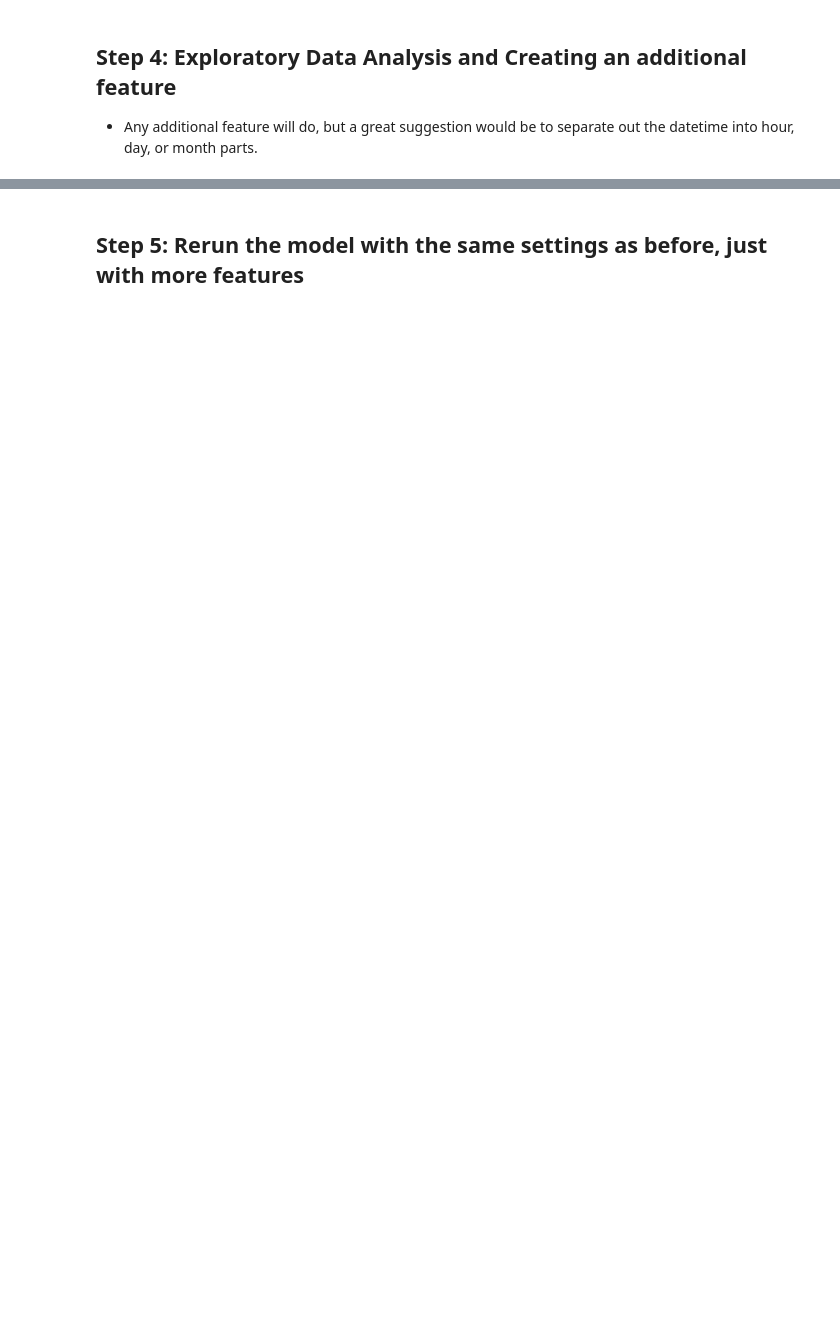
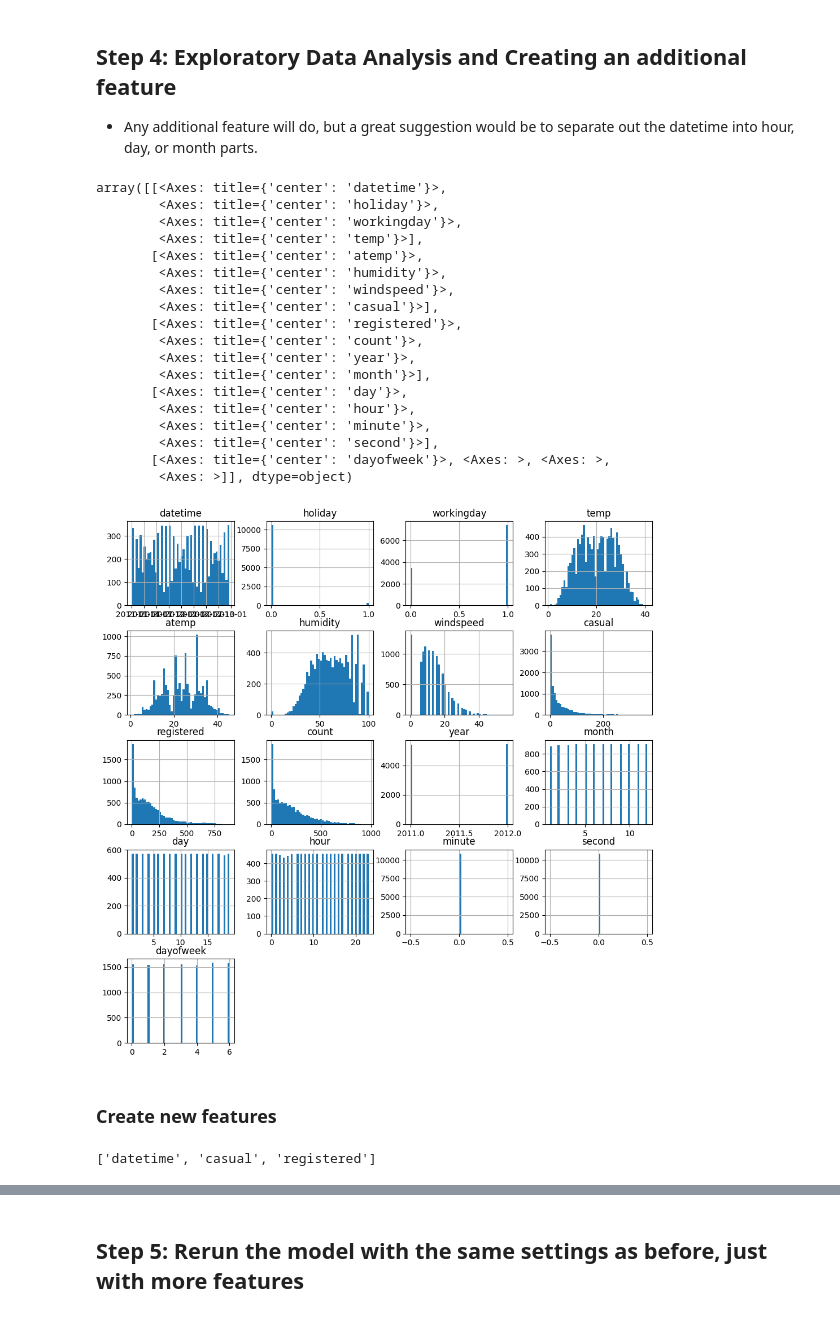
Before and after one commit to khangtictoc/Predict-Bike-Sharing-Demand-with-AutoGluon, a Jupyter notebook: Project01/project-notebook.ipynb, the cells around one changed output, grey strips where cells are left out. Saved outputs shown, nothing was run; the diff lists cells and outputs as text; code cells hidden in the pictures; blank space fills up the shorter version.

```diff
--- a/Project01/project-notebook.ipynb
+++ b/Project01/project-notebook.ipynb
@@ -298,4 +326,24 @@ submission.csv               2024-04-01 06:58:25  first raw submission
 * Any additional feature will do, but a great suggestion would be to separate out the datetime into hour, day, or month parts.
 # %%
 # Create a histogram of all features to show the distribution of each one relative to the data. This is part of the exploritory data analysis
-train.?
+train.hist(figsize=(12,12), bins=50)
+# %% [output]
+array([[<Axes: title={'center': 'datetime'}>,
+        <Axes: title={'center': 'holiday'}>,
+        <Axes: title={'center': 'workingday'}>,
+        <Axes: title={'center': 'temp'}>],
+       [<Axes: title={'center': 'atemp'}>,
+        <Axes: title={'center': 'humidity'}>,
+        <Axes: title={'center': 'windspeed'}>,
+        <Axes: title={'center': 'casual'}>],
+       [<Axes: title={'center': 'registered'}>,
+        <Axes: title={'center': 'count'}>,
+        <Axes: title={'center': 'year'}>,
+        <Axes: title={'center': 'month'}>],
+       [<Axes: title={'center': 'day'}>,
+        <Axes: title={'center': 'hour'}>,
+        <Axes: title={'center': 'minute'}>,
+        <Axes: title={'center': 'second'}>],
+       [<Axes: title={'center': 'dayofweek'}>, <Axes: >, <Axes: >,
+        <Axes: >]], dtype=object)
+[figure, added]
@@ -305,0 +350,2 @@ test[?] = ?
+# %% [markdown]
+### Create new features
@@ -305,0 +370,6 @@ test[?] = ?
+# %%
+removed_col = ['datetime']
+removed_col.extend(ignored_feats)
+removed_col
+# %% [output]
+['datetime', 'casual', 'registered']
```
Also changed, not shown: parts of 57 cells of this notebook, 12 other files.
